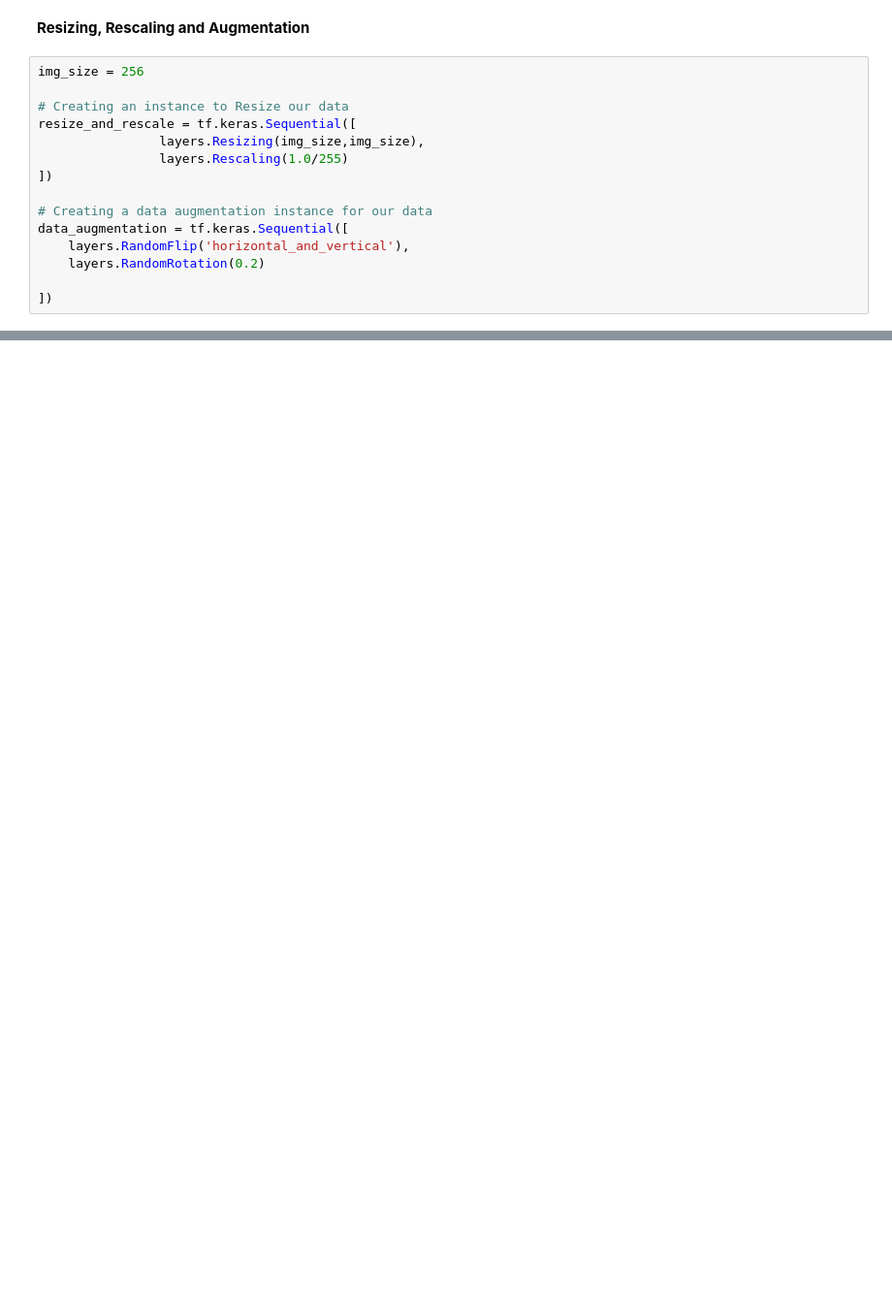
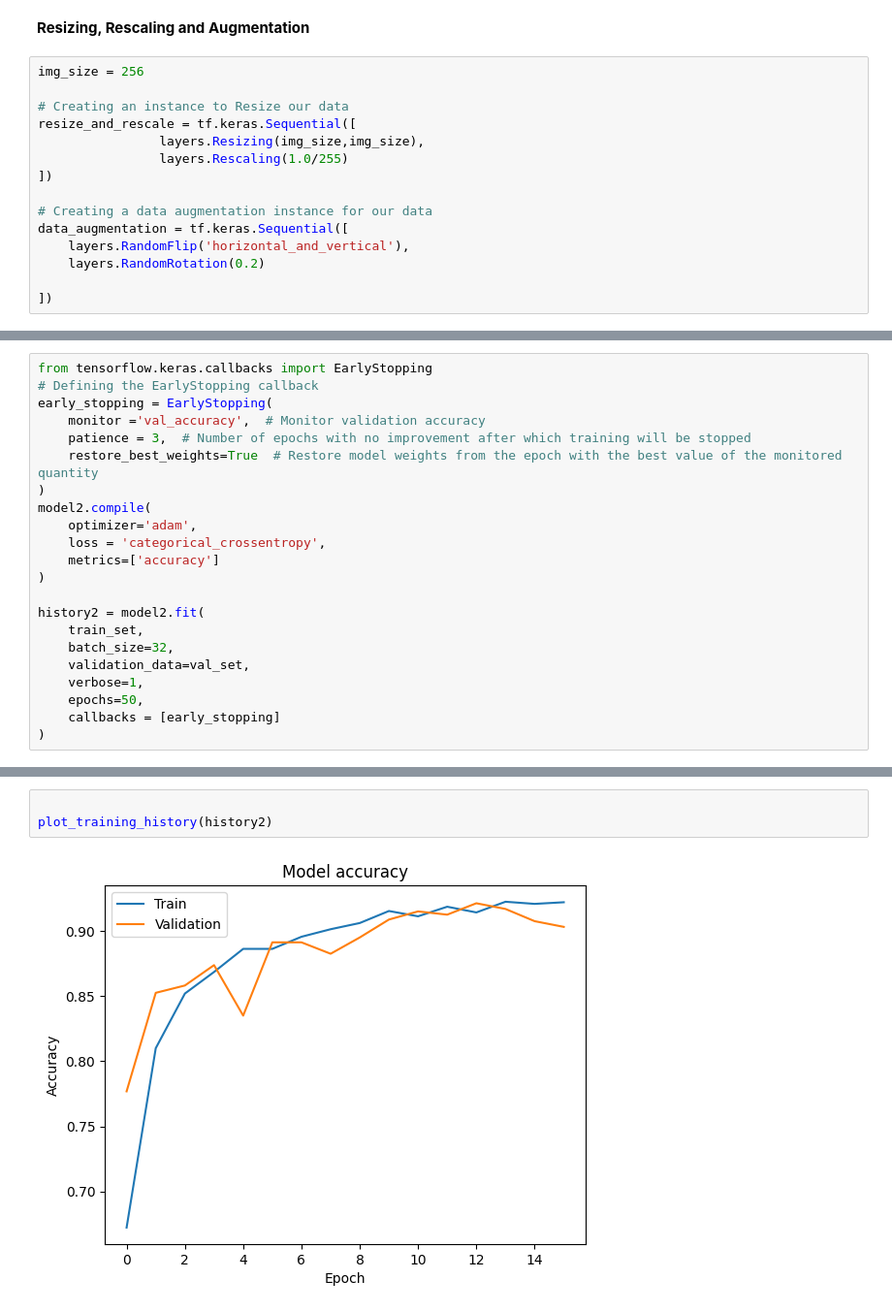
Before and after one commit to KeyMoney22/Plant_disease_classification-, a Jupyter notebook: tomato_disease_detection.ipynb, the cells around one changed output, grey strips where cells are left out. Shown at 97% size. Cells and saved outputs as stored; diff of their text form; blank space fills up the shorter version.

```diff
--- a/tomato_disease_detection.ipynb
+++ b/tomato_disease_detection.ipynb
@@ -263,0 +521,22 @@ AttributeError: 'Conv2D' object has no attribute 'layer'
+# %%
+from tensorflow.keras.callbacks import EarlyStopping
+# Defining the EarlyStopping callback
+early_stopping = EarlyStopping(
+    monitor ='val_accuracy',  # Monitor validation accuracy
+    patience = 3,  # Number of epochs with no improvement after which training will be stopped
+    restore_best_weights=True  # Restore model weights from the epoch with the best value of the monitored quantity
+)
+model2.compile(
+    optimizer='adam',
+    loss = 'categorical_crossentropy',
+    metrics=['accuracy']
+)
+
+history2 = model2.fit(
+    train_set,
+    batch_size=32,
+    validation_data=val_set,
+    verbose=1,
+    epochs=50,
+    callbacks = [early_stopping]
+)
@@ -263,0 +561,5 @@ AttributeError: 'Conv2D' object has no attribute 'layer'
+# %%
+
+plot_training_history(history2)
+# %% [output]
+[figure, added]
```
Also changed, not shown: parts of 44 cells of this notebook.
